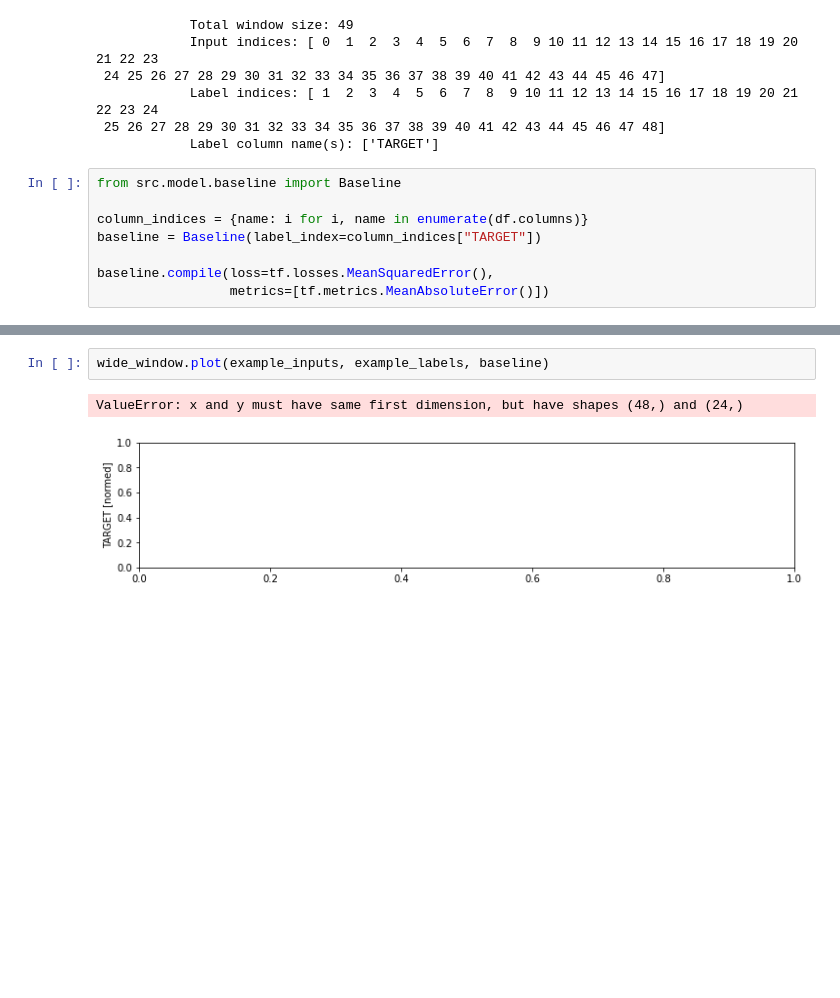
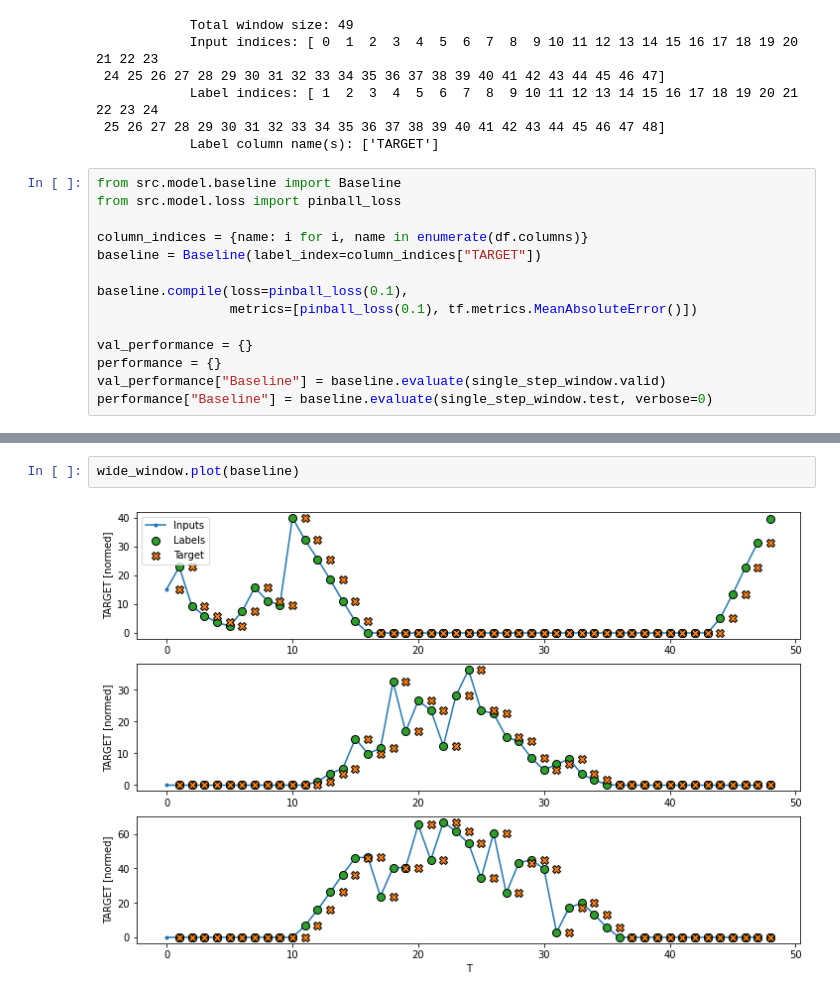
Before and after one commit to parkjuida/dacon, a Jupyter notebook: 235680/simple_model.ipynb, the cells around one changed output, grey strips where cells are left out. Drawn from its saved outputs; the diff is of its cells as text; blank space fills up the shorter version.

Commit message:
Add single model (1 to 1)

```diff
--- a/235680/simple_model.ipynb
+++ b/235680/simple_model.ipynb
@@ -172,9 +191,15 @@ wide_window
             Label column name(s): ['TARGET']
 # %%
 from src.model.baseline import Baseline
+from src.model.loss import pinball_loss
 
 column_indices = {name: i for i, name in enumerate(df.columns)}
 baseline = Baseline(label_index=column_indices["TARGET"])
 
-baseline.compile(loss=tf.losses.MeanSquaredError(),
-                 metrics=[tf.metrics.MeanAbsoluteError()])
+baseline.compile(loss=pinball_loss(0.1),
+                 metrics=[pinball_loss(0.1), tf.metrics.MeanAbsoluteError()])
+
+val_performance = {}
+performance = {}
+val_performance["Baseline"] = baseline.evaluate(single_step_window.valid)
+performance["Baseline"] = baseline.evaluate(single_step_window.test, verbose=0)
@@ -181,5 +208,4 @@ baseline.compile(loss=tf.losses.MeanSquaredError(),
 # %%
-wide_window.plot(example_inputs, example_labels, baseline)
+wide_window.plot(baseline)
 # %% [output]
-ValueError: x and y must have same first dimension, but have shapes (48,) and (24,)
-[figure, old version]
+[figure, new version]
```
Also changed, not shown: parts of 14 cells of this notebook, 3 other files.
